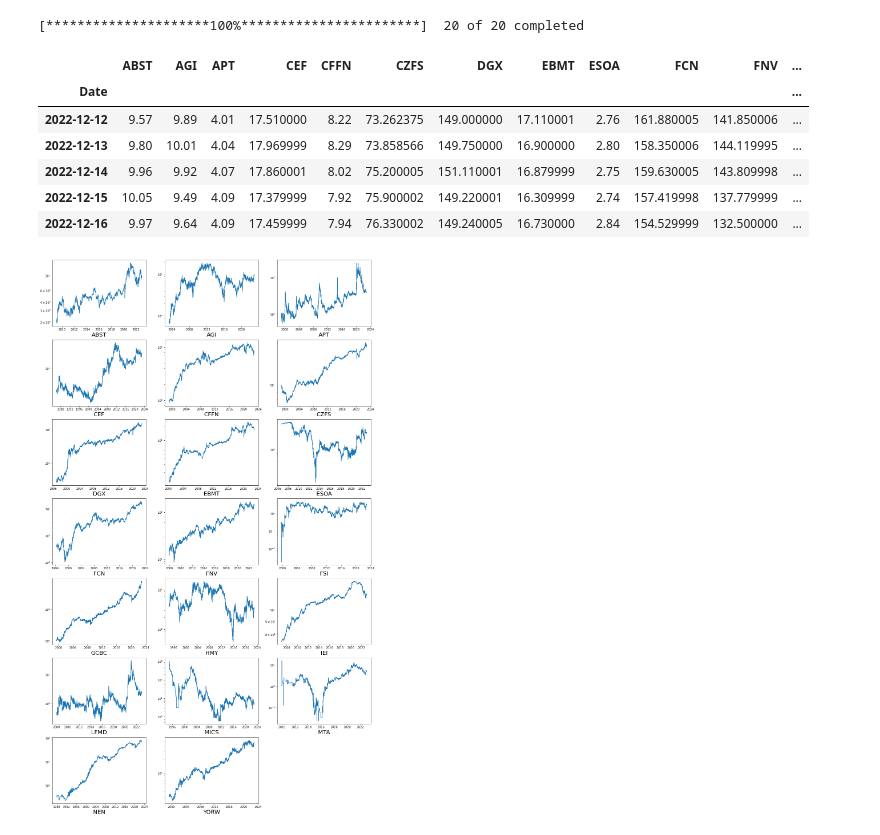
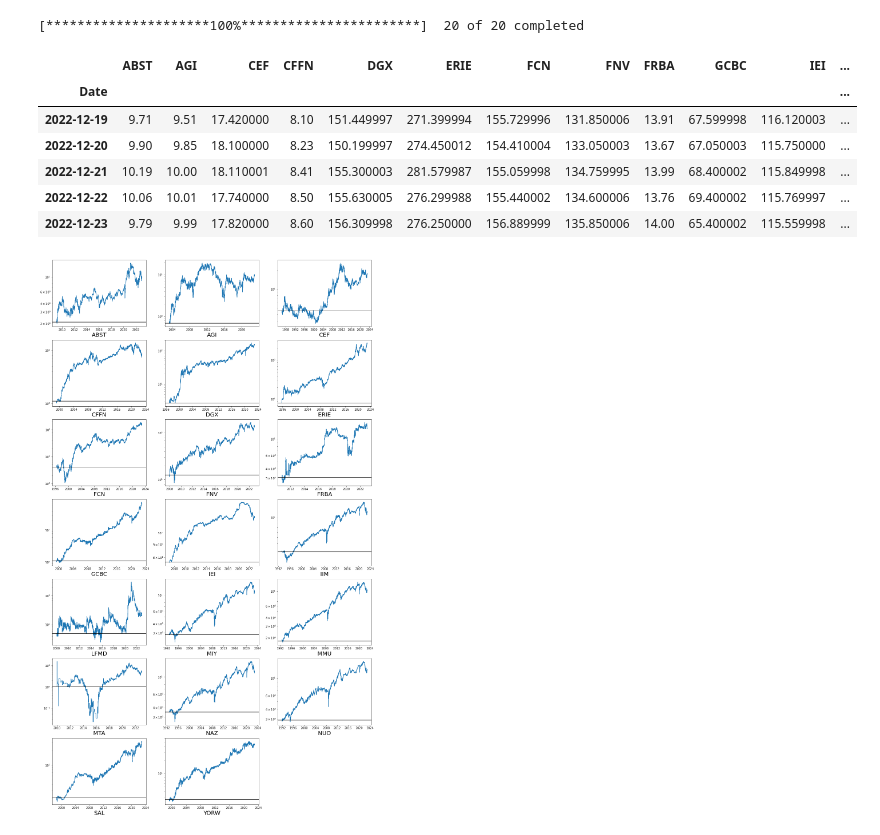
Before and after one commit to damiansp/marketModeling, a Jupyter notebook: notebooks/best_stock_by_state.py.ipynb, the cells around one changed output. Drawn from its saved outputs; the diff is of its cells as text; code cells hidden in the pictures.

```diff
--- a/notebooks/best_stock_by_state.py.ipynb
+++ b/notebooks/best_stock_by_state.py.ipynb
@@ -337,10 +345,10 @@ df.mean(), df.median()
  dtype: float64)
 # %%
-always_exclude = ['NXN', 'NXP']
+always_exclude = ['EP', 'NXN', 'NXP']
 exclude = {
-    0: ['CTSH', 'DG', 'ELC', 'POOL', 'PRTA', 'UTMD', 'WTRG'],
-    1: ['DTST', 'FSI'],
-    7: ['ELC']}
+    0: ['AGNC', 'CGAU', 'CTSH', 'DG', 'ESOA', 'GUT', 'HMY', 'KSM', 'MED', 'MRTI', 'OMQS', 'POOL', 'UTHR', 'ZYXI'],
+    1: [],
+    7: []}
 # %%
 best_weighted = [
     s for s in df.index
@@ -383,27 +397,30 @@ data.index = pd.to_datetime(data.index)
 data = data.sort_index()
 data.tail()
 # %% [output]
-|  | ABST | AGI | APT | CEF | CFFN | CZFS | DGX | EBMT | ESOA | FCN | FNV | ... |
+|  | ABST | AGI | CEF | CFFN | DGX | ERIE | FCN | FNV | FRBA | GCBC | IEI | ... |
 | Date |  |  |  |  |  |  |  |  |  |  |  | ... |
-| 2022-12-12 | 9.57 | 9.89 | 4.01 | 17.510000 | 8.22 | 73.262375 | 149.000000 | 17.110001 | 2.76 | 161.880005 | 141.850006 | ... |
-| 2022-12-13 | 9.80 | 10.01 | 4.04 | 17.969999 | 8.29 | 73.858566 | 149.750000 | 16.900000 | 2.80 | 158.350006 | 144.119995 | ... |
-| 2022-12-14 | 9.96 | 9.92 | 4.07 | 17.860001 | 8.02 | 75.200005 | 151.110001 | 16.879999 | 2.75 | 159.630005 | 143.809998 | ... |
-| 2022-12-15 | 10.05 | 9.49 | 4.09 | 17.379999 | 7.92 | 75.900002 | 149.220001 | 16.309999 | 2.74 | 157.419998 | 137.779999 | ... |
-| 2022-12-16 | 9.97 | 9.64 | 4.09 | 17.459999 | 7.94 | 76.330002 | 149.240005 | 16.730000 | 2.84 | 154.529999 | 132.500000 | ... |
+| 2022-12-19 | 9.71 | 9.51 | 17.420000 | 8.10 | 151.449997 | 271.399994 | 155.729996 | 131.850006 | 13.91 | 67.599998 | 116.120003 | ... |
+| 2022-12-20 | 9.90 | 9.85 | 18.100000 | 8.23 | 150.199997 | 274.450012 | 154.410004 | 133.050003 | 13.67 | 67.050003 | 115.750000 | ... |
+| 2022-12-21 | 10.19 | 10.00 | 18.110001 | 8.41 | 155.300003 | 281.579987 | 155.059998 | 134.759995 | 13.99 | 68.400002 | 115.849998 | ... |
+| 2022-12-22 | 10.06 | 10.01 | 17.740000 | 8.50 | 155.630005 | 276.299988 | 155.440002 | 134.600006 | 13.76 | 69.400002 | 115.769997 | ... |
+| 2022-12-23 | 9.79 | 9.99 | 17.820000 | 8.60 | 156.309998 | 276.250000 | 156.889999 | 135.850006 | 14.00 | 65.400002 | 115.559998 | ... |
 # %%
 data = pd.concat([data, states], axis=1)
 # %%
 plt.rc('axes', labelsize=20)
 plt.figure(figsize=[20, 35])
 for i, sym in enumerate(list(data)):
     if sym == 'state':
         continue
+    x = data[sym]
+    x = x[x.notnull()]
     plt.subplot(7, 3, i + 1)
-    plt.plot(data[sym])
+    plt.plot(x)
+    plt.axhline(y=x[0], color='k')
     plt.xlabel(sym)
     plt.yscale('log');
 # %% [output]
-[figure, old version]
+[figure, new version]
 # %%
 plt.figure(figsize=[20, 35])
 for i, sym in enumerate(list(data)):
```
Also changed, not shown: parts of 20 cells of this notebook, 12 other files.
